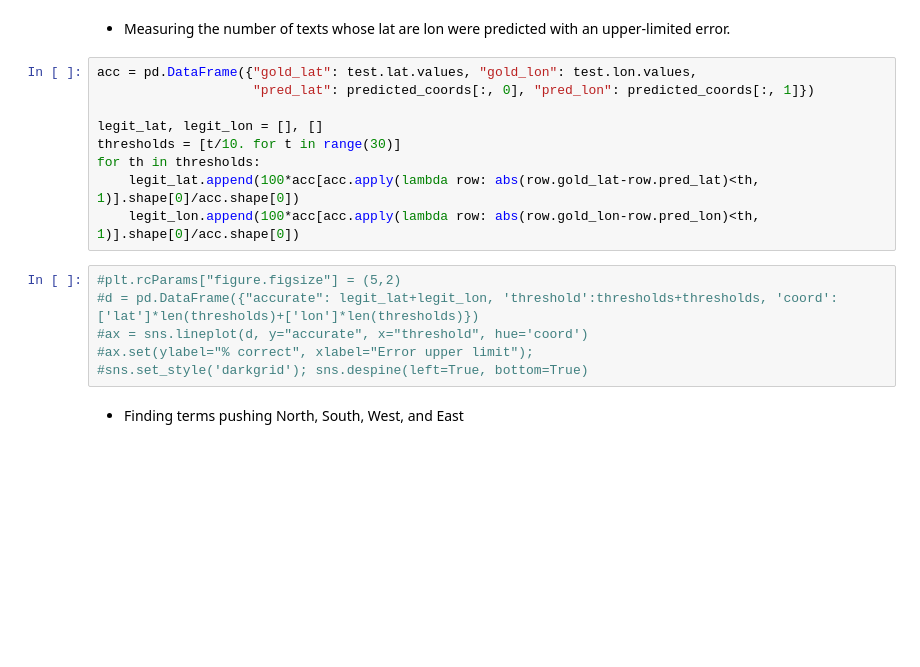
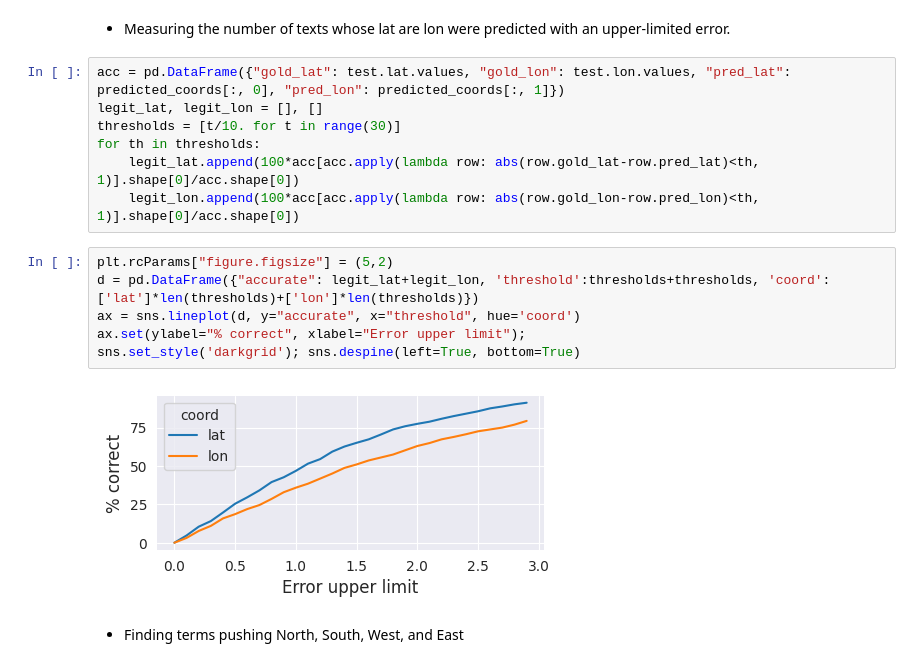
Before and after one commit to ipavlopoulos/greek-proverb-atlas, a Jupyter notebook: geolocation.ipynb, the cells around one changed output. Saved outputs shown, nothing was run; the diff lists cells and outputs as text; blank space fills up the shorter version.

```diff
--- a/geolocation.ipynb
+++ b/geolocation.ipynb
@@ -229,20 +229,20 @@ MSE of lat and lon: 2.70 & 5.57
 # %% [markdown]
 * Measuring the number of texts whose lat are lon were predicted with an upper-limited error.
 # %%
-acc = pd.DataFrame({"gold_lat": test.lat.values, "gold_lon": test.lon.values,
-                    "pred_lat": predicted_coords[:, 0], "pred_lon": predicted_coords[:, 1]})
-
+acc = pd.DataFrame({"gold_lat": test.lat.values, "gold_lon": test.lon.values, "pred_lat": predicted_coords[:, 0], "pred_lon": predicted_coords[:, 1]})
 legit_lat, legit_lon = [], []
 thresholds = [t/10. for t in range(30)]
 for th in thresholds:
     legit_lat.append(100*acc[acc.apply(lambda row: abs(row.gold_lat-row.pred_lat)<th, 1)].shape[0]/acc.shape[0])
     legit_lon.append(100*acc[acc.apply(lambda row: abs(row.gold_lon-row.pred_lon)<th, 1)].shape[0]/acc.shape[0])
 # %%
-#plt.rcParams["figure.figsize"] = (5,2)
-#d = pd.DataFrame({"accurate": legit_lat+legit_lon, 'threshold':thresholds+thresholds, 'coord':['lat']*len(thresholds)+['lon']*len(thresholds)})
-#ax = sns.lineplot(d, y="accurate", x="threshold", hue='coord')
-#ax.set(ylabel="% correct", xlabel="Error upper limit");
-#sns.set_style('darkgrid'); sns.despine(left=True, bottom=True)
+plt.rcParams["figure.figsize"] = (5,2)
+d = pd.DataFrame({"accurate": legit_lat+legit_lon, 'threshold':thresholds+thresholds, 'coord':['lat']*len(thresholds)+['lon']*len(thresholds)})
+ax = sns.lineplot(d, y="accurate", x="threshold", hue='coord')
+ax.set(ylabel="% correct", xlabel="Error upper limit");
+sns.set_style('darkgrid'); sns.despine(left=True, bottom=True)
+# %% [output]
+[figure, added]
 # %% [markdown]
 * Finding terms pushing North, South, West, and East
 # %%
```
